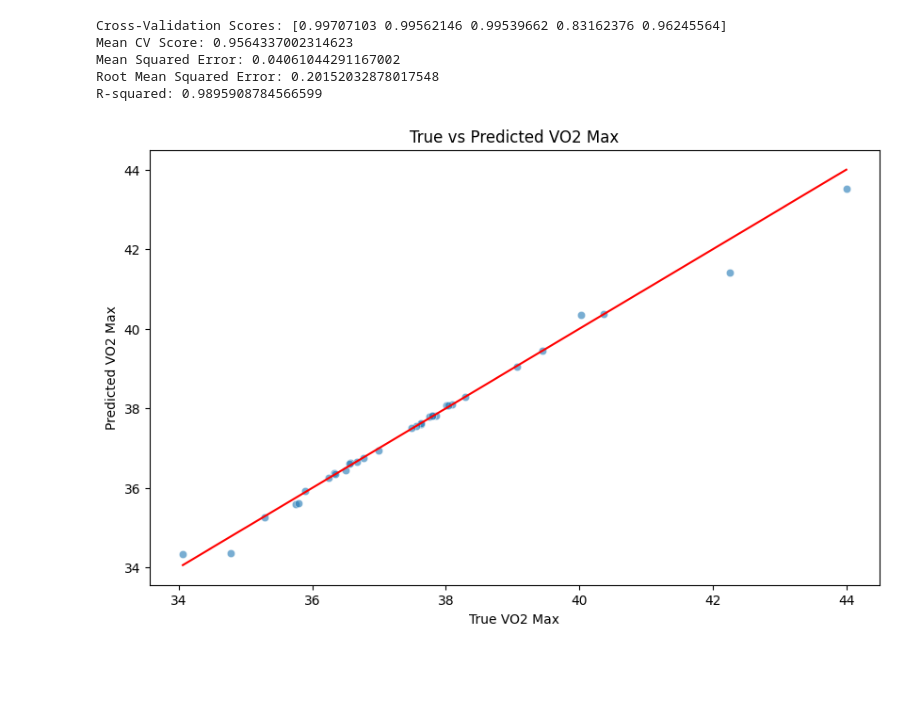
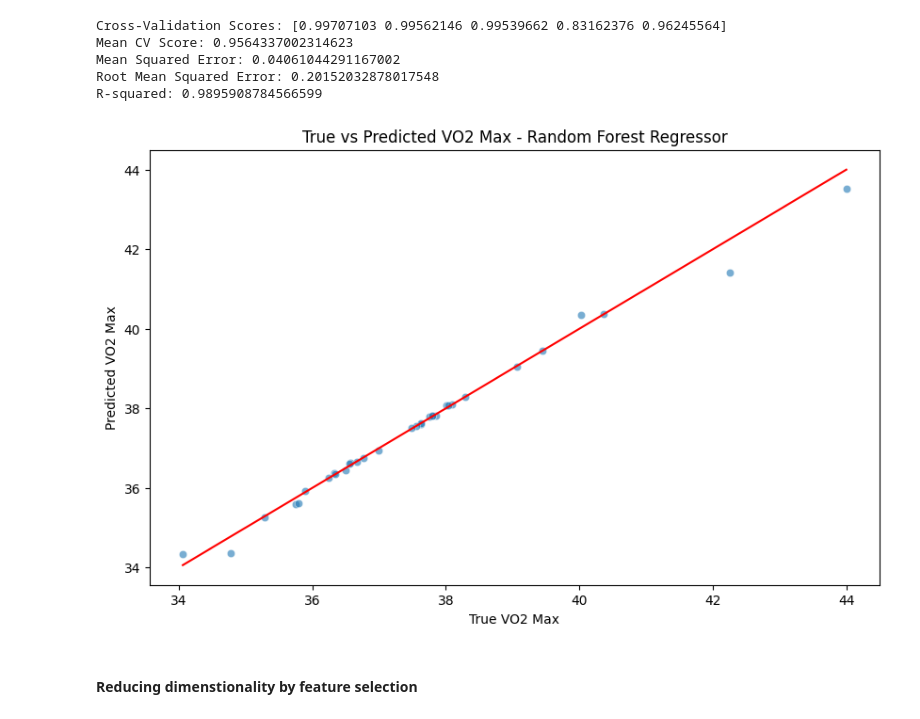
Before and after one commit to Redback-Operations/redback-fit-sports-performance, a Jupyter notebook: VO2max/VO2MAX.ipynb, the cells around one changed output. Cells and saved outputs as stored; diff of their text form; code cells hidden in the pictures; blank space fills up the shorter version.

```diff
--- a/VO2max/VO2MAX.ipynb
+++ b/VO2max/VO2MAX.ipynb
@@ -435,13 +435,15 @@ R-squared: 0.9895908784566599
 # %%
 # Visualization
 
 # Plotting the true vs predicted values
 plt.figure(figsize=(10, 6))
 sns.scatterplot(x= y_test, y= y_pred, alpha=0.6)
 sns.lineplot(x= y_test, y= y_test, color='red')
 plt.xlabel('True VO2 Max')
 plt.ylabel('Predicted VO2 Max')
-plt.title('True vs Predicted VO2 Max')
+plt.title('True vs Predicted VO2 Max - Random Forest Regressor')
 plt.show()
 # %% [output]
-[figure, old version]
+[figure, new version]
+# %% [markdown]
+#### Reducing dimenstionality by feature selection
```
Also changed, not shown: parts of 14 cells of this notebook.
